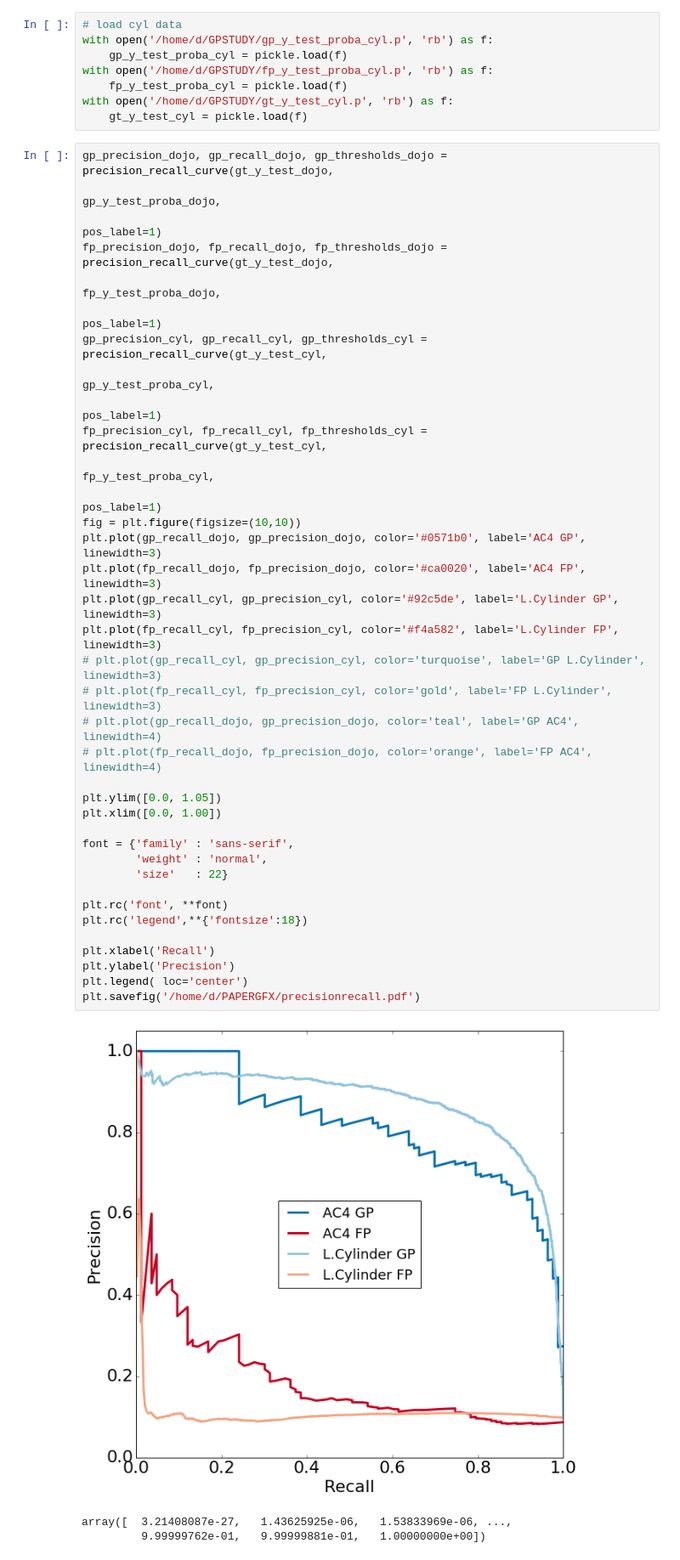
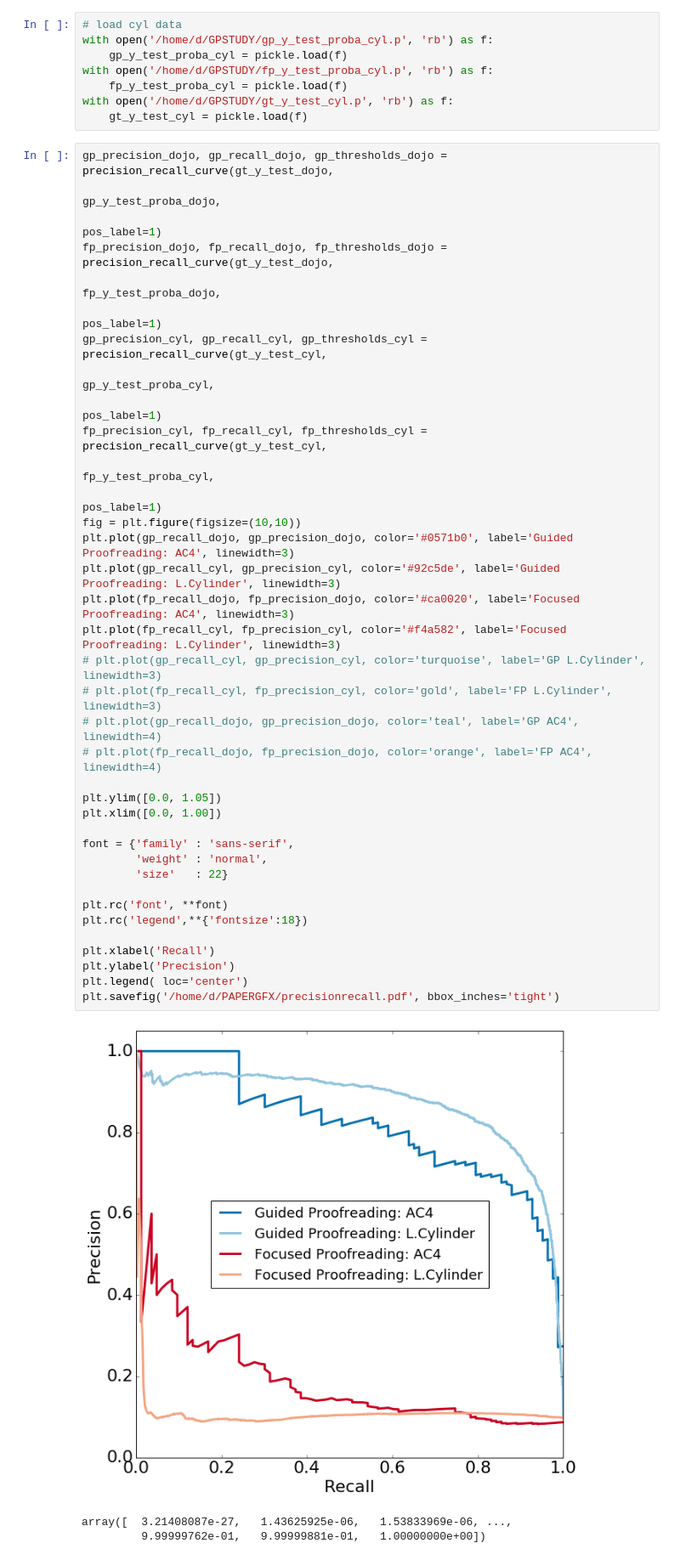
Before and after one commit to VCG/gp, a Jupyter notebook: ipy_test/PR_CYL_DOJO.ipynb, the cells around one changed output. Shown at 85% size. Saved outputs shown, nothing was run; the diff lists cells and outputs as text.

Commit message:
Update graphics.

```diff
--- a/ipy_test/PR_CYL_DOJO.ipynb
+++ b/ipy_test/PR_CYL_DOJO.ipynb
@@ -28,39 +28,39 @@ gp_precision_dojo, gp_recall_dojo, gp_thresholds_dojo = precision_recall_curve(g
                                                                                pos_label=1)
 fp_precision_dojo, fp_recall_dojo, fp_thresholds_dojo = precision_recall_curve(gt_y_test_dojo,
                                                                                fp_y_test_proba_dojo,
                                                                                pos_label=1)
 gp_precision_cyl, gp_recall_cyl, gp_thresholds_cyl = precision_recall_curve(gt_y_test_cyl,
                                                                                gp_y_test_proba_cyl,
                                                                                pos_label=1)
 fp_precision_cyl, fp_recall_cyl, fp_thresholds_cyl = precision_recall_curve(gt_y_test_cyl,
                                                                                fp_y_test_proba_cyl,
                                                                                pos_label=1)
 fig = plt.figure(figsize=(10,10))
-plt.plot(gp_recall_dojo, gp_precision_dojo, color='#0571b0', label='AC4 GP', linewidth=3)
-plt.plot(fp_recall_dojo, fp_precision_dojo, color='#ca0020', label='AC4 FP', linewidth=3)
-plt.plot(gp_recall_cyl, gp_precision_cyl, color='#92c5de', label='L.Cylinder GP', linewidth=3)
-plt.plot(fp_recall_cyl, fp_precision_cyl, color='#f4a582', label='L.Cylinder FP', linewidth=3)
+plt.plot(gp_recall_dojo, gp_precision_dojo, color='#0571b0', label='Guided Proofreading: AC4', linewidth=3)
+plt.plot(gp_recall_cyl, gp_precision_cyl, color='#92c5de', label='Guided Proofreading: L.Cylinder', linewidth=3)
+plt.plot(fp_recall_dojo, fp_precision_dojo, color='#ca0020', label='Focused Proofreading: AC4', linewidth=3)
+plt.plot(fp_recall_cyl, fp_precision_cyl, color='#f4a582', label='Focused Proofreading: L.Cylinder', linewidth=3)
 # plt.plot(gp_recall_cyl, gp_precision_cyl, color='turquoise', label='GP L.Cylinder', linewidth=3)
 # plt.plot(fp_recall_cyl, fp_precision_cyl, color='gold', label='FP L.Cylinder', linewidth=3)
 # plt.plot(gp_recall_dojo, gp_precision_dojo, color='teal', label='GP AC4', linewidth=4)
 # plt.plot(fp_recall_dojo, fp_precision_dojo, color='orange', label='FP AC4', linewidth=4)
 
 plt.ylim([0.0, 1.05])
 plt.xlim([0.0, 1.00])
 
 font = {'family' : 'sans-serif',
         'weight' : 'normal',
         'size'   : 22}
 
 plt.rc('font', **font)
 plt.rc('legend',**{'fontsize':18})
 
 plt.xlabel('Recall')
 plt.ylabel('Precision')
 plt.legend( loc='center')
-plt.savefig('/home/d/PAPERGFX/precisionrecall.pdf')
+plt.savefig('/home/d/PAPERGFX/precisionrecall.pdf', bbox_inches='tight')
 # %% [output]
-[figure, old version]
+[figure, new version]
 # %%
 # %% [output]
 array([  3.21408087e-27,   1.43625925e-06,   1.53833969e-06, ...,
```
Also changed, not shown: 7 other files.
